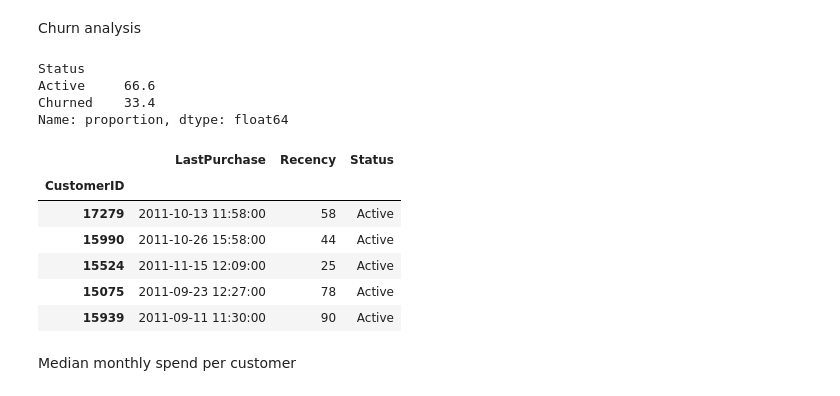
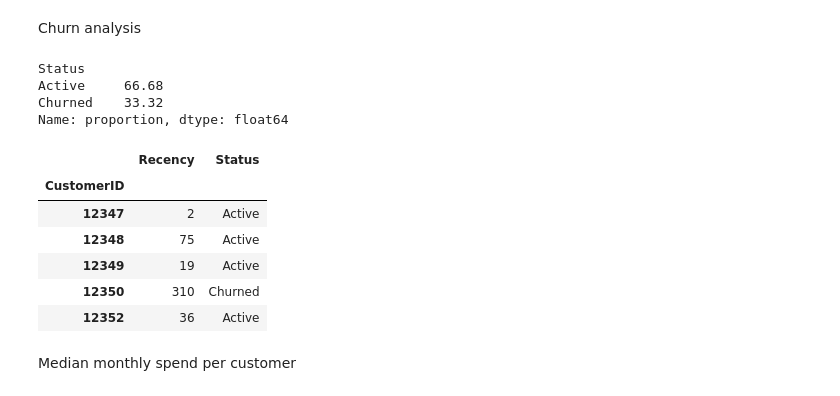
Before and after one commit to i-slusarczyk/online-retail-analysis, a Jupyter notebook: online_retail_analysis.ipynb, the cells around one changed output. Cells and saved outputs as stored; diff of their text form; code cells hidden in the pictures.

```diff
--- a/online_retail_analysis.ipynb
+++ b/online_retail_analysis.ipynb
@@ -87,14 +89,17 @@ To ensure absolute metric accuracy, we must branch our dataset based on the busi
 1. **Net Revenue & LTV (Full Dataset):** The original dataset includes invoices starting with "C" (cancellations and returns). These are crucial for calculating true Net Lifetime Value (LTV), as returns offset gross revenue.
 2. **Cohort Retention (Filtered Dataset):** For analyzing user loyalty, we create a separate `df_no_cancel` dataframe excluding cancellations. If we kept returns here, our grouping logic would register a product return in a subsequent month as a new "active shopping session," artificially inflating our retention rates.
 # %%
+
+
 df["InvoiceDate"] = pd.to_datetime(df["InvoiceDate"])
-df = df.assign(TotalPrice=lambda x: x["UnitPrice"] * x["Quantity"])
+df = df.dropna(subset="CustomerID")
+
+df = df.assign(
+    TotalPrice=lambda x: x["UnitPrice"] * x["Quantity"],
+    InvoiceMonth=lambda x: x["InvoiceDate"].values.astype("datetime64[M]")
+)
+
+df_no_cancel = df[~df["InvoiceNo"].str.startswith("C")]
+df_no_cancel = df_no_cancel[
+    (df_no_cancel["Quantity"] > 0) & (df_no_cancel["UnitPrice"] > 0)
+]
-# %%
-df_no_cancel = df.dropna(subset="CustomerID")
-
-# Removing cancelled invoices and returned products
-df_no_cancel = df_no_cancel[~df_no_cancel["InvoiceNo"].str.startswith("C")]
-df_no_cancel = df_no_cancel[
-    (df_no_cancel["Quantity"] > 0) & (df_no_cancel["UnitPrice"] > 0)
-]
-df_no_cancel.head()
@@ -495,30 +507,25 @@ arpu_summary
 # %% [markdown]
 Churn analysis
 # %%
-customer_churn_status = (
-    df_no_cancel.groupby("CustomerID")
-    .agg(LastPurchase=("InvoiceDate", "max"))
-    .assign(
-        Recency=lambda x: (ref_date - x["LastPurchase"]).dt.days,
-        Status=lambda x: np.where(x["Recency"] <= 90, "Active", "Churned"),
-    )
+customer_churn_status = df_rfm[["Recency"]].assign(
+    Status=lambda x: np.where(x["Recency"] <= 90, "Active", "Churned")
 )
-customer_churn_status.index = customer_churn_status.index.astype("int64")
+
 display(
     (customer_churn_status["Status"].value_counts(normalize=True) * 100).round(2),
-    customer_churn_status.sample(5),
+    customer_churn_status.head()
 )
 # %% [output]
 Status
-Active     66.6
-Churned    33.4
+Active     66.68
+Churned    33.32
 Name: proportion, dtype: float64
-|  | LastPurchase | Recency | Status |
-| CustomerID |  |  |  |
-| 17279 | 2011-10-13 11:58:00 | 58 | Active |
-| 15990 | 2011-10-26 15:58:00 | 44 | Active |
-| 15524 | 2011-11-15 12:09:00 | 25 | Active |
-| 15075 | 2011-09-23 12:27:00 | 78 | Active |
-| 15939 | 2011-09-11 11:30:00 | 90 | Active |
+|  | Recency | Status |
+| CustomerID |  |  |
+| 12347 | 2 | Active |
+| 12348 | 75 | Active |
+| 12349 | 19 | Active |
+| 12350 | 310 | Churned |
+| 12352 | 36 | Active |
 # %% [markdown]
 Median monthly spend per customer
```
Also changed, not shown: parts of 14 cells of this notebook.
